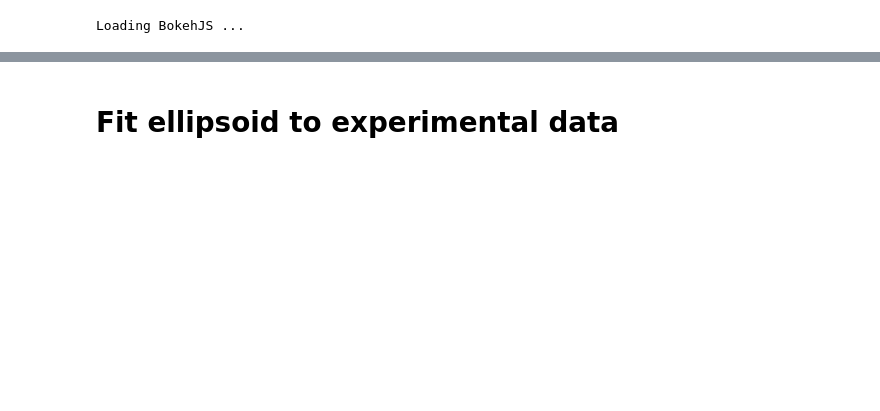
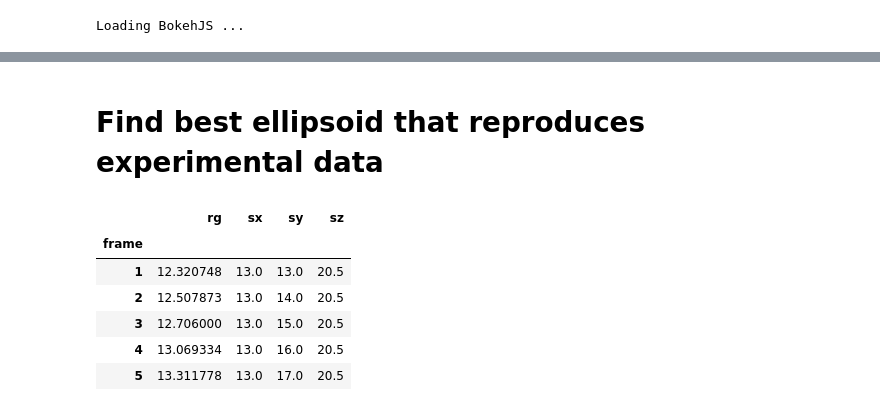
Before and after one commit to StevenCHowell/ellipsoid_simulations, a Jupyter notebook: sch_geometric_models/data/exp_lys/Rebin and Match Lysozyme Data.ipynb, the cells around one changed output, grey strips where cells are left out. Cells and saved outputs as stored; diff of their text form; code cells hidden in the pictures; blank space fills up the shorter version.

```diff
--- a/sch_geometric_models/data/exp_lys/Rebin and Match Lysozyme Data.ipynb
+++ b/sch_geometric_models/data/exp_lys/Rebin and Match Lysozyme Data.ipynb
@@ -160,2 +132,2 @@ GlyphRenderer(id='86afac34-0a95-4bd7-b811-71117ea296ab', ...)
 # %% [markdown]
-# Fit ellipsoid to experimental data
+# Find best ellipsoid that reproduces experimental data
@@ -161,0 +139,10 @@ GlyphRenderer(id='86afac34-0a95-4bd7-b811-71117ea296ab', ...)
+# %%
+log.head()
+# %% [output]
+|  | rg | sx | sy | sz |
+| frame |  |  |  |  |
+| 1 | 12.320748 | 13.0 | 13.0 | 20.5 |
+| 2 | 12.507873 | 13.0 | 14.0 | 20.5 |
+| 3 | 12.706000 | 13.0 | 15.0 | 20.5 |
+| 4 | 13.069334 | 13.0 | 16.0 | 20.5 |
+| 5 | 13.311778 | 13.0 | 17.0 | 20.5 |
```
Also changed, not shown: parts of 29 cells of this notebook, 1 other file.
